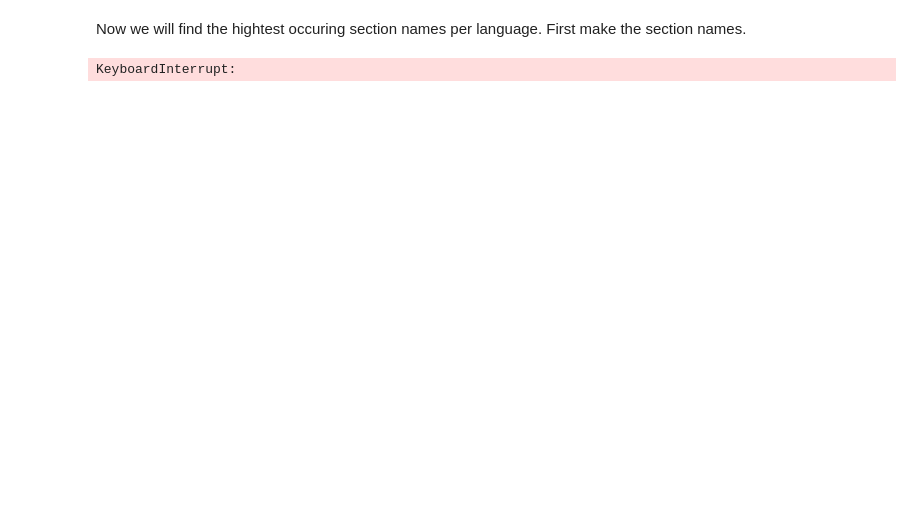
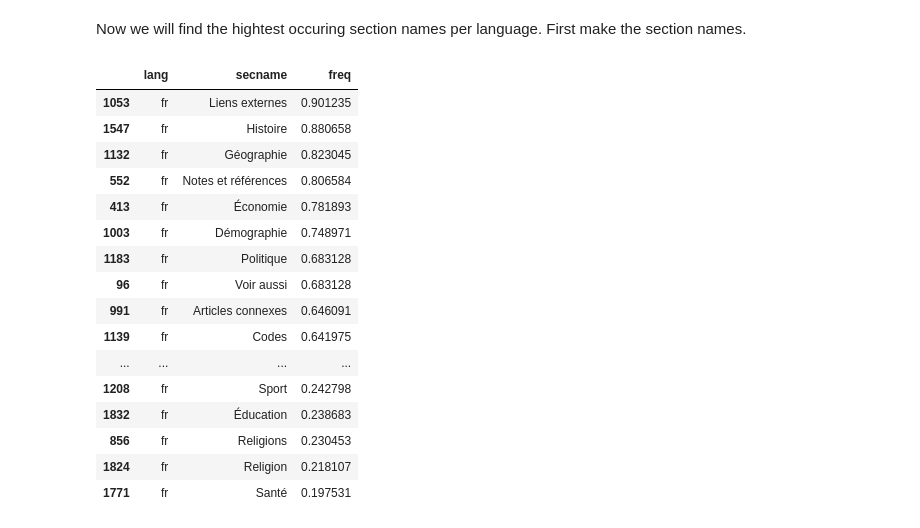
Before and after one commit to notconfusing/kumusha_takes_wiki, a Jupyter notebook: ActionableMetrics.ipynb, the cells around one changed output. Drawn from its saved outputs; the diff is of its cells as text; code cells hidden in the pictures; blank space fills up the shorter version.

Commit message:
got section heading frequencies

```diff
--- a/ActionableMetrics.ipynb
+++ b/ActionableMetrics.ipynb
@@ -442,19 +431,48 @@ First make the section names.
 # %%
-def defaultint():
-    return defaultdict(int)
-
-section_count = defaultdict(defaultint)
-
-articles = json.load(open('countrydata-latest.json','r'))
-
 for qid, attribdict in articles.iteritems():
     for attribname, langdict in attribdict.iteritems():
         if attribname == 'wikitext':
             for lang, wikitext in langdict.iteritems():
                 if wikitext:
+                    total_articles[lang] += 1
                     wikicode = pfh.parse(wikitext)
                     secs = section_headings(wikicode)
                     for sec in secs:
+                        sec = sec.strip()
                         section_count[lang][sec] += 1
-# %% [output]
-KeyboardInterrupt:
+# %%
+section_df = pd.DataFrame(columns=['lang','secname','freq'])
+for lang, sec_dict in section_count.iteritems():
+    for secname, seccount in sec_dict.iteritems():
+        freq = seccount/float(total_articles[lang])
+        section_df = section_df.append({'lang':lang, 'secname':secname, 'freq':freq}, ignore_index=True)
+# %%
+#section_df = section_df.convert_objects(convert_numeric=True)
+section_df.head()
+top_secs = section_df[section_df.freq > 0.1]
+# %%
+sort_secs= top_secs.sort(columns='freq', ascending=False)
+
+def top_n_sections(lang,n):
+    return sort_secs[sort_secs.lang==lang].iloc[:n].convert_objects(convert_numeric=True)
+# %%
+fr20 = top_n_sections('fr',20)
+fr20
+# %% [output]
+|  | lang | secname | freq |
+| 1053 | fr | Liens externes | 0.901235 |
+| 1547 | fr | Histoire | 0.880658 |
+| 1132 | fr | Géographie | 0.823045 |
+| 552 | fr | Notes et références | 0.806584 |
+| 413 | fr | Économie | 0.781893 |
+| 1003 | fr | Démographie | 0.748971 |
+| 1183 | fr | Politique | 0.683128 |
+| 96 | fr | Voir aussi | 0.683128 |
+| 991 | fr | Articles connexes | 0.646091 |
+| 1139 | fr | Codes | 0.641975 |
+| ... | ... | ... | ... |
+| 1208 | fr | Sport | 0.242798 |
+| 1832 | fr | Éducation | 0.238683 |
+| 856 | fr | Religions | 0.230453 |
+| 1824 | fr | Religion | 0.218107 |
+| 1771 | fr | Santé | 0.197531 |
```
Also changed, not shown: parts of 18 cells of this notebook.
